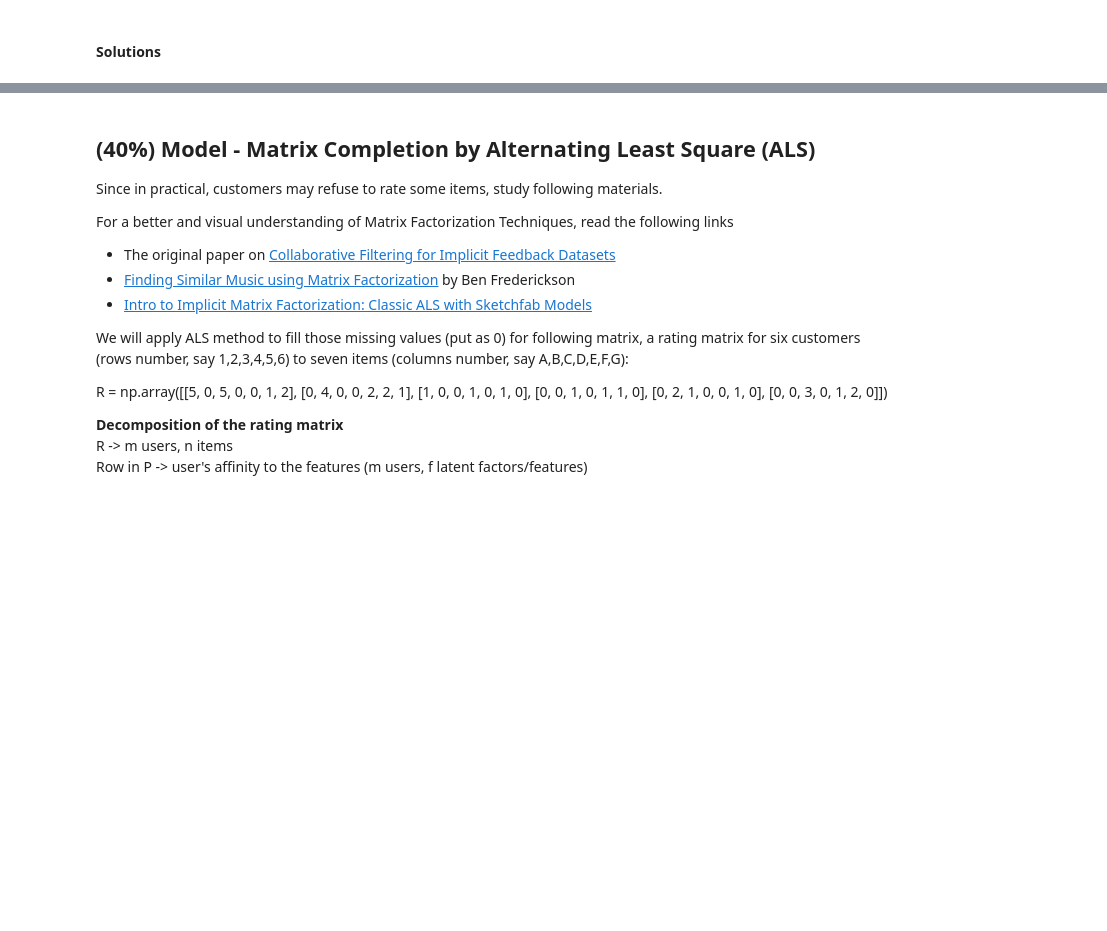
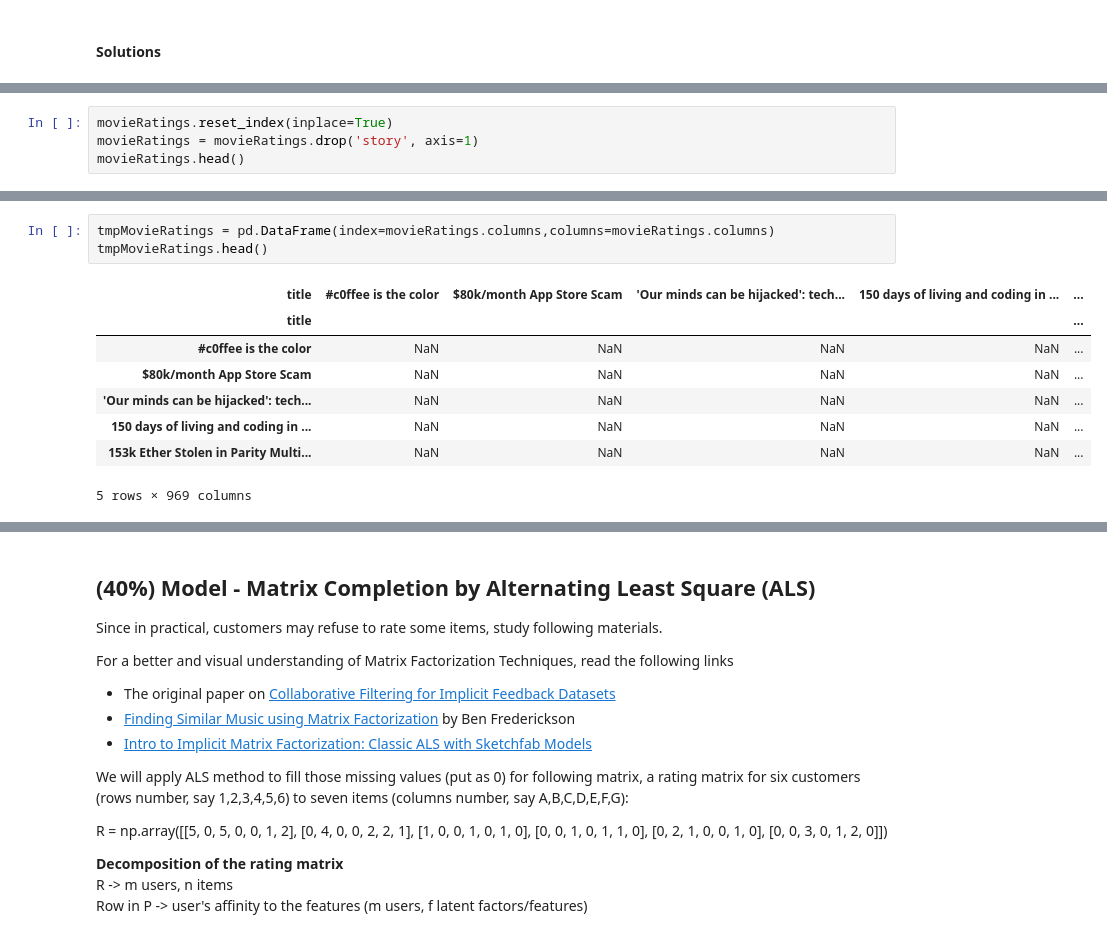
Before and after one commit to suryatejasonti/CMPE256-LSA, a Jupyter notebook: Assignments/Assignment2/CMPE256_RecSys_II_Problems.ipynb, the cells around one changed output, grey strips where cells are left out. Drawn from its saved outputs; the diff is of its cells as text; blank space fills up the shorter version.

```diff
--- a/Assignments/Assignment2/CMPE256_RecSys_II_Problems.ipynb
+++ b/Assignments/Assignment2/CMPE256_RecSys_II_Problems.ipynb
@@ -9,0 +33,4 @@ Could you based on the provided dataset (stories.csv) to generate similarity mat
+# %%
+movieRatings.reset_index(inplace=True)
+movieRatings = movieRatings.drop('story', axis=1)
+movieRatings.head()
@@ -9,0 +45,12 @@ Could you based on the provided dataset (stories.csv) to generate similarity mat
+# %%
+tmpMovieRatings = pd.DataFrame(index=movieRatings.columns,columns=movieRatings.columns)
+tmpMovieRatings.head()
+# %% [output]
+| title | #c0ffee is the color | $80k/month App Store Scam | 'Our minds can be hijacked': tech... | 150 days of living and coding in ... | ... |
+| title |  |  |  |  | ... |
+| #c0ffee is the color | NaN | NaN | NaN | NaN | ... |
+| $80k/month App Store Scam | NaN | NaN | NaN | NaN | ... |
+| 'Our minds can be hijacked': tech... | NaN | NaN | NaN | NaN | ... |
+| 150 days of living and coding in ... | NaN | NaN | NaN | NaN | ... |
+| 153k Ether Stolen in Parity Multi... | NaN | NaN | NaN | NaN | ... |
+5 rows × 969 columns
```
Also changed, not shown: parts of 15 cells of this notebook, 7 other files.
